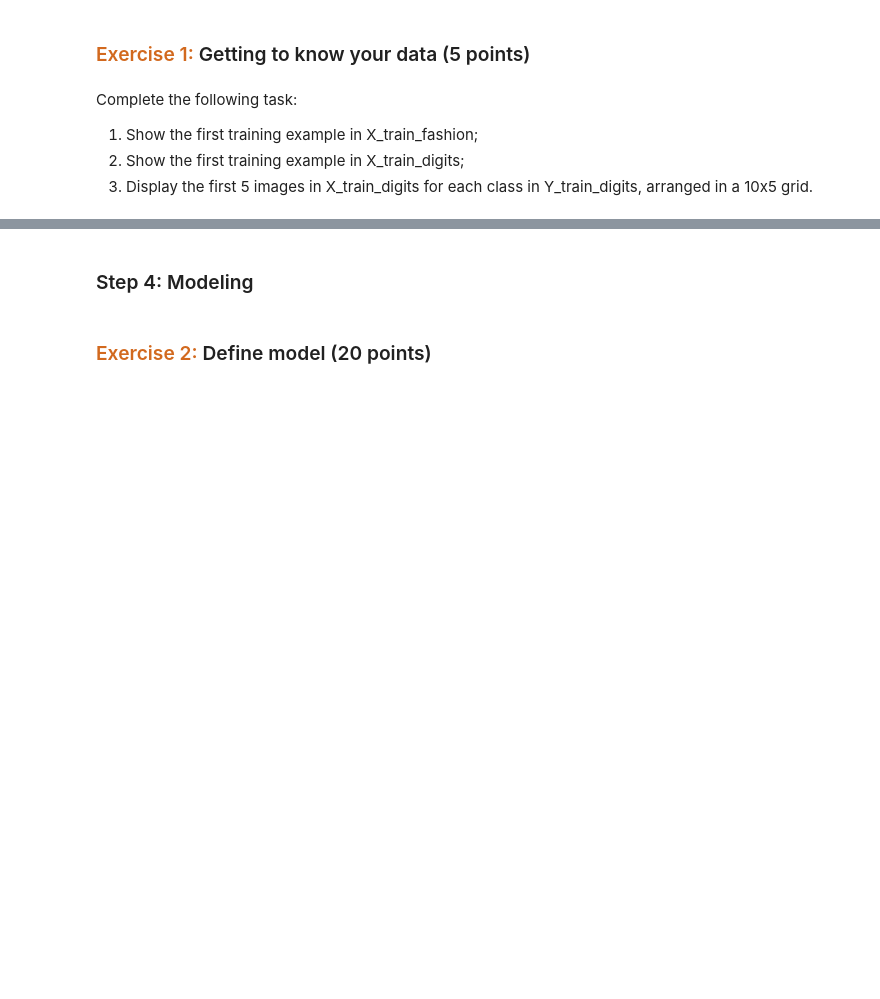
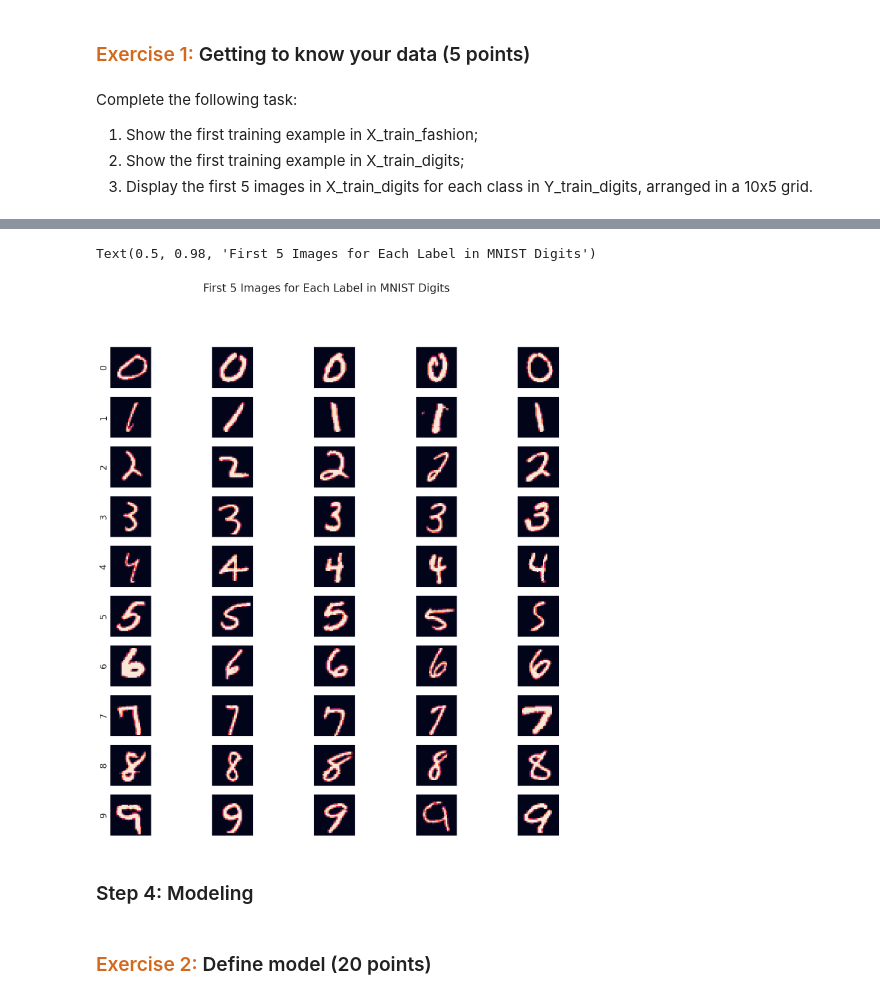
Before and after one commit to dabingougou/207, a Jupyter notebook: week_6/06 Neural Networks.ipynb, the cells around one changed output, grey strips where cells are left out. Cells and saved outputs as stored; diff of their text form; code cells hidden in the pictures; blank space fills up the shorter version.

```diff
--- a/week_6/06 Neural Networks.ipynb
+++ b/week_6/06 Neural Networks.ipynb
@@ -101,3 +172,39 @@ Complete the following task:
+# %%
+# Task 3: Display the first five images for each label
+first_five_indices = {label:[] for label in np.unique(Y_train_digits)}
+
+# Loop through Y_train_digits to fill in the dict
+for idx, label in enumerate(Y_train_digits):
+    if len(first_five_indices[label]) < 5:
+        first_five_indices[label].append(idx)
+    if all(len(indices) == 5 for indices in first_five_indices.values()):
+        break
+
+# Print this out if necessary
+# first_five_indices
+
+# Plot the first five images for each label
+fig, ax = plt.subplots(10, 5,
+                       figsize=(20, 20))
+
+# Loop through each label, and display first 5 images for each label
+for label in np.unique(Y_train_digits):
+#   set col_num to 0 for the start of each INNER loop
+    col_num = 0
+    ax[label, 0].set_ylabel(label,
+                            fontsize=20)
+    for idx in first_five_indices[label]:
+        ax[label, col_num].imshow(X_train_digits[idx,:,:])
+#                                      fontsize=12)
+        ax[label, col_num].set_xticks([])
+        ax[label, col_num].set_yticks([])
+        col_num += 1
+
+fig.suptitle("First 5 Images for Each Label in MNIST Digits",
+             fontsize=25)
+# %% [output]
+Text(0.5, 0.98, 'First 5 Images for Each Label in MNIST Digits')
+[figure, added]
 # %% [markdown]
 ### Step 4: Modeling
 # %% [markdown]
```
Also changed, not shown: parts of 21 cells of this notebook.
